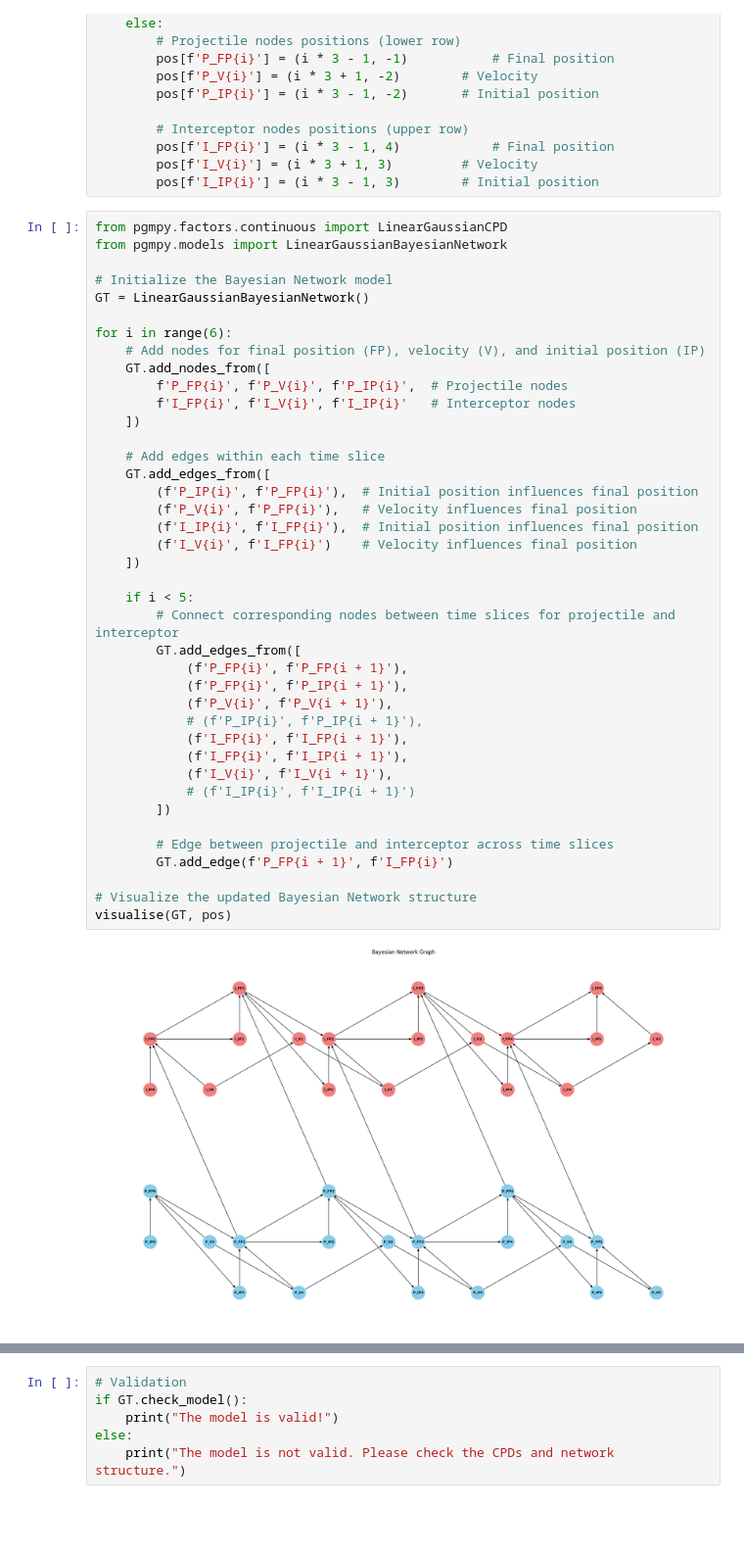
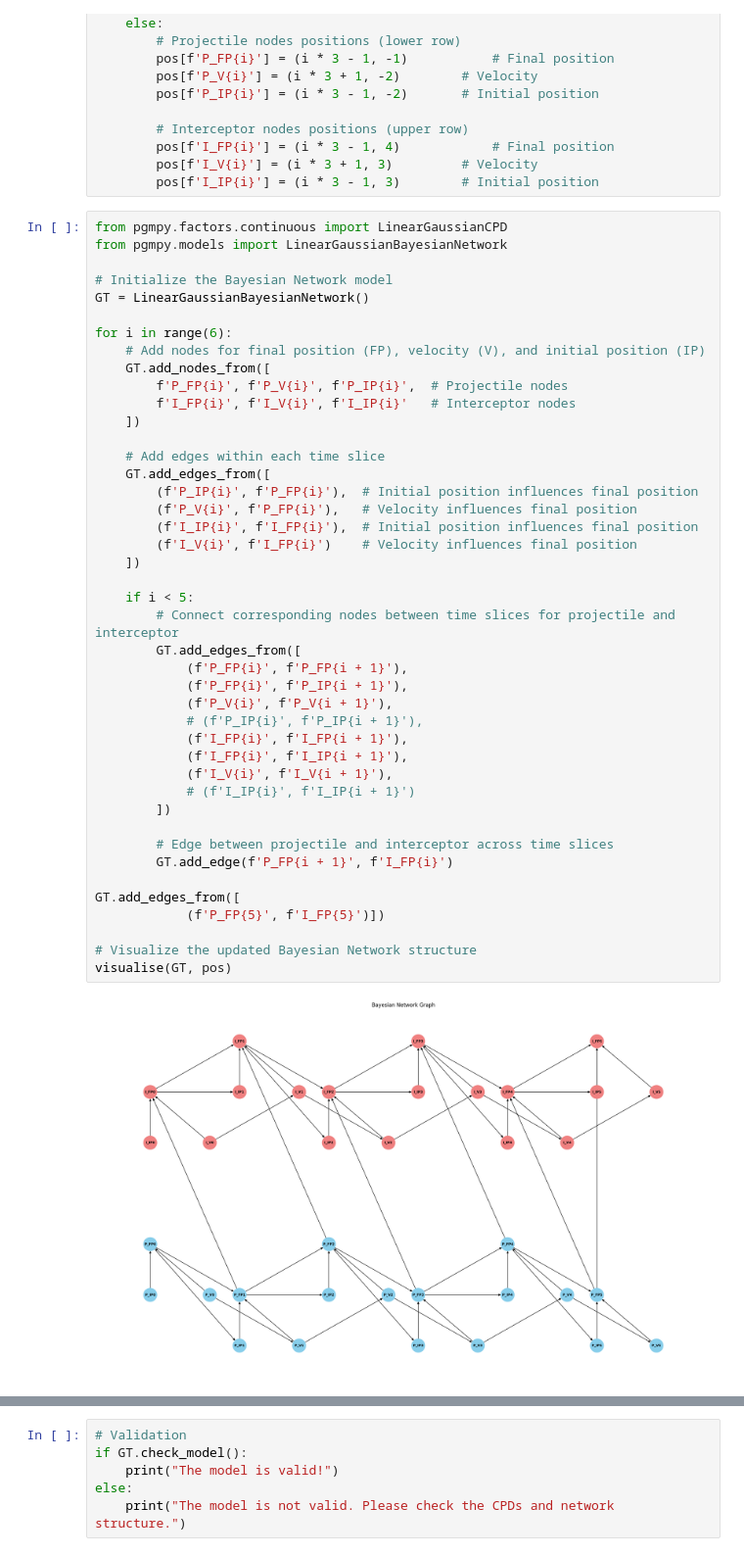
Before and after one commit to SuvarnPillay/Research-Project, a Jupyter notebook: PHASE_2/ground_truth/most basic/basic_gt.ipynb, the cells around one changed output, grey strips where cells are left out. Shown at 98% size. Drawn from its saved outputs; the diff is of its cells as text; blank space fills up the shorter version.

```diff
--- a/PHASE_2/ground_truth/most basic/basic_gt.ipynb
+++ b/PHASE_2/ground_truth/most basic/basic_gt.ipynb
@@ -72,34 +72,37 @@ for i in range(6):
         f'I_FP{i}', f'I_V{i}', f'I_IP{i}'   # Interceptor nodes
     ])
 
     # Add edges within each time slice
     GT.add_edges_from([
         (f'P_IP{i}', f'P_FP{i}'),  # Initial position influences final position
         (f'P_V{i}', f'P_FP{i}'),   # Velocity influences final position
         (f'I_IP{i}', f'I_FP{i}'),  # Initial position influences final position
         (f'I_V{i}', f'I_FP{i}')    # Velocity influences final position
     ])
 
     if i < 5:
         # Connect corresponding nodes between time slices for projectile and interceptor
         GT.add_edges_from([
             (f'P_FP{i}', f'P_FP{i + 1}'),
             (f'P_FP{i}', f'P_IP{i + 1}'),
             (f'P_V{i}', f'P_V{i + 1}'),
             # (f'P_IP{i}', f'P_IP{i + 1}'),
             (f'I_FP{i}', f'I_FP{i + 1}'),
             (f'I_FP{i}', f'I_IP{i + 1}'),
             (f'I_V{i}', f'I_V{i + 1}'),
             # (f'I_IP{i}', f'I_IP{i + 1}')
         ])
 
         # Edge between projectile and interceptor across time slices
         GT.add_edge(f'P_FP{i + 1}', f'I_FP{i}')
 
+GT.add_edges_from([
+            (f'P_FP{5}', f'I_FP{5}')])
+
 # Visualize the updated Bayesian Network structure
 visualise(GT, pos)
 # %% [output]
-[figure, old version]
+[figure, new version]
 # %%
 
 for i in range(6):
```
Also changed, not shown: parts of 2 cells of this notebook.
